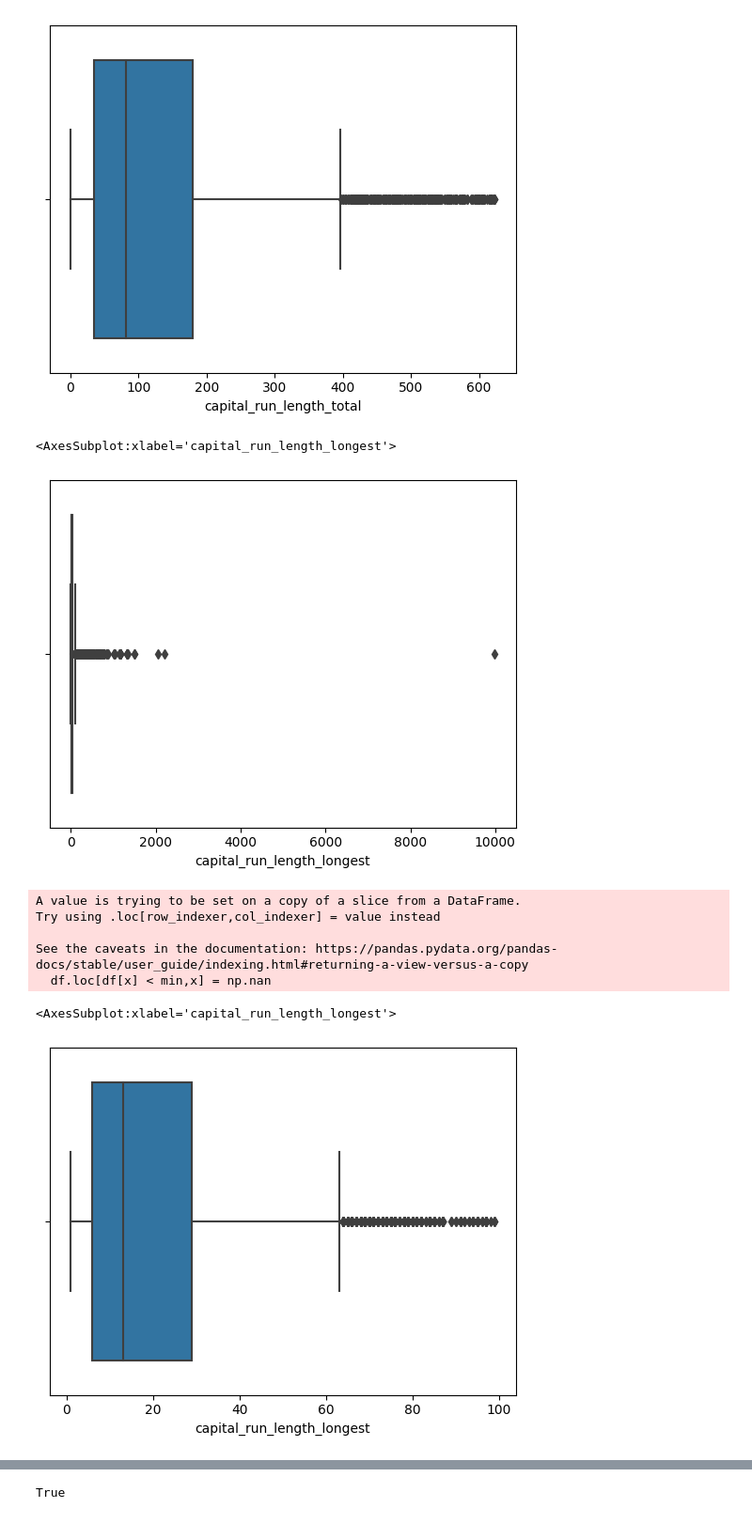
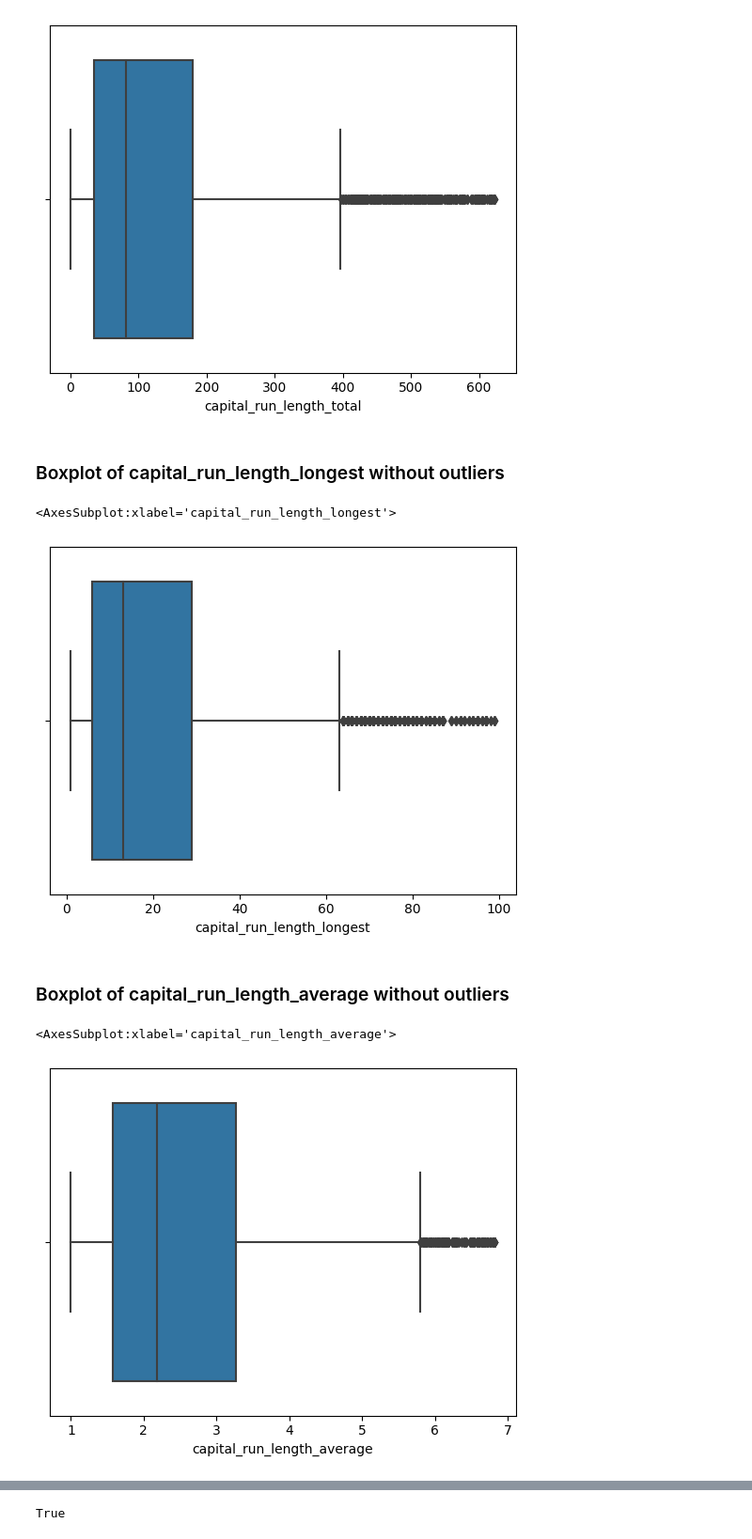
Before and after one commit to Nadun999/spam-email-classification-using-KNN-DT, a Jupyter notebook: main.ipynb, the cells around one changed output, grey strips where cells are left out. Shown at 94% size. Cells and saved outputs as stored; diff of their text form; code cells hidden in the pictures.

```diff
--- a/main.ipynb
+++ b/main.ipynb
@@ -196,5 +238,5 @@ sn.boxplot(x = df['capital_run_length_total'])
 # %%
-for x in ['capital_run_length_total']:
+for x in ['capital_run_length_total','capital_run_length_longest','capital_run_length_average']:
     q75,q25 = np.percentile(df.loc[:,x],[75,25])
     intr_qr = q75-q25
 
@@ -217,26 +273,14 @@ sn.boxplot(x = df['capital_run_length_total'])
+# %% [markdown]
+### Boxplot of capital_run_length_longest without outliers
 # %%
 sn.boxplot(x = df['capital_run_length_longest'])
 # %% [output]
 <AxesSubplot:xlabel='capital_run_length_longest'>
-[figure, old version]
+[figure, new version]
-# %%
-for x in ['capital_run_length_longest']:
-    q75,q25 = np.percentile(df.loc[:,x],[75,25])
-    intr_qr = q75-q25
-
-    max = q75+(1.5*intr_qr)
-    min = q25-(1.5*intr_qr)
-
-    df.loc[df[x] < min,x] = np.nan
-    df.loc[df[x] > max,x] = np.nan
-# %% [output]
-A value is trying to be set on a copy of a slice from a DataFrame.
-Try using .loc[row_indexer,col_indexer] = value instead
-
-See the caveats in the documentation: https://pandas.pydata.org/pandas-docs/stable/user_guide/indexing.html#returning-a-view-versus-a-copy
-  df.loc[df[x] < min,x] = np.nan
+# %% [markdown]
+### Boxplot of capital_run_length_average without outliers
 # %%
-sn.boxplot(x = df['capital_run_length_longest'])
+sn.boxplot(x = df['capital_run_length_average'])
 # %% [output]
-<AxesSubplot:xlabel='capital_run_length_longest'>
+<AxesSubplot:xlabel='capital_run_length_average'>
-[figure, old version]
+[figure, new version]
```
Also changed, not shown: parts of 64 cells of this notebook, 1 other file.
